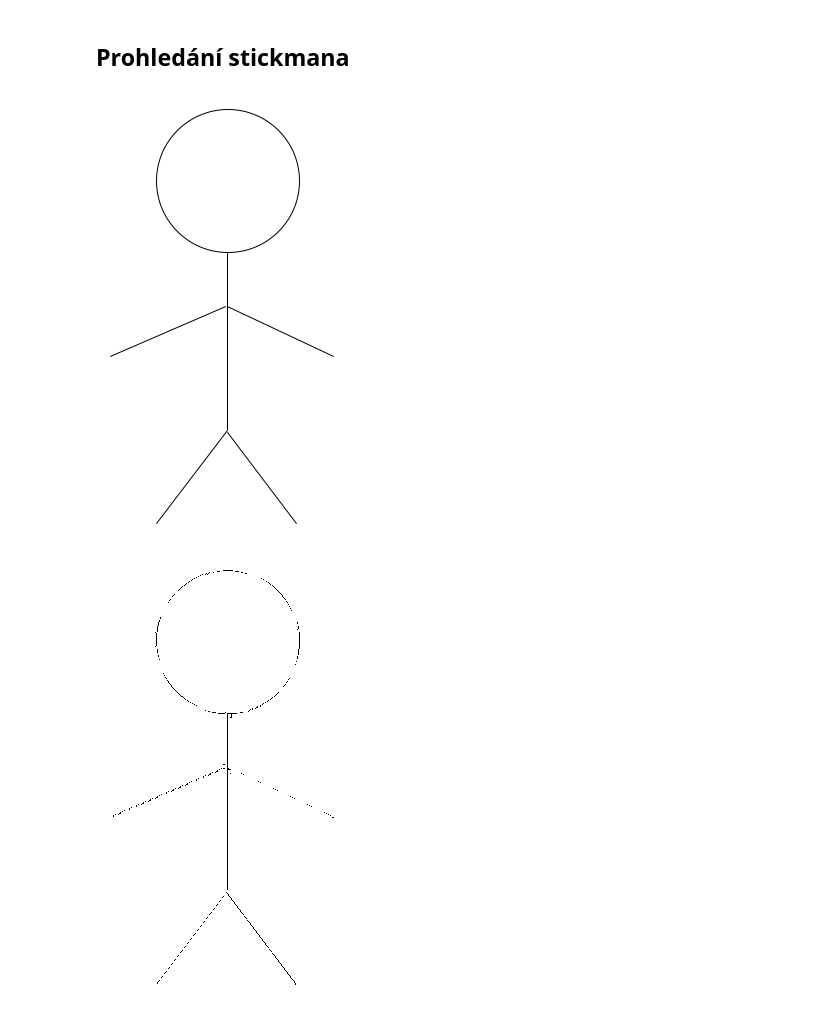
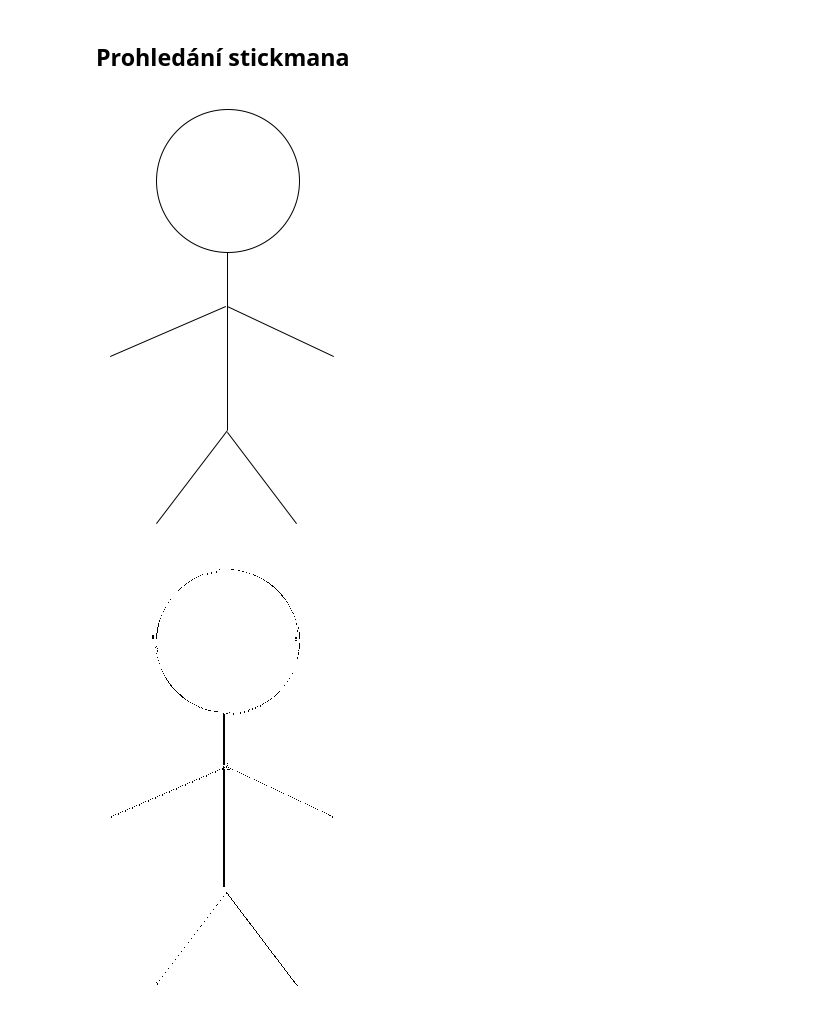
Before and after one commit to dhs-mag/Seminar-vypocetni-inteligence, a Jupyter notebook: Main.ipynb, the cells around one changed output. Saved outputs shown, nothing was run; the diff lists cells and outputs as text; code cells hidden in the pictures.

```diff
--- a/Main.ipynb
+++ b/Main.ipynb
@@ -333,6 +333,16 @@ def get_image_window(column_param, height_param, size):
         c += 1
 
     return np.array(result)
+
+def make_transparent (datas):
+    newData = []
+    for item in datas:
+        if item[0] == 255 and item[1] == 255 and item[2] == 255:
+            newData.append((255, 255, 255, 0))
+        else:
+            newData.append(item)
+
+    return newData
 
 SCAN_WINDOW = 5
 
@@ -345,32 +355,34 @@ preview_scan_window = Image.new('RGB', (SCAN_WINDOW, SCAN_WINDOW), (0, 255, 0))
 for row in range(0, (HEIGHT-(SCAN_WINDOW-1)), 1):
     for column in range(0, (WIDTH-(SCAN_WINDOW-1)), 1):
         #get image
         img = get_image_window(column, row, SCAN_WINDOW)
         img2 = np.round(np.concatenate(img))
         img2 = normalize(img2, 0, 255)
 
         #get net result
         net_result = net.recall(img2)
         net_max = max(net_result)
         result = [i for i, j in enumerate(net_result) if j == net_max]
 
 #         preview_image.paste(preview_scan_window, (column, row))
         if len(result) > 0:
 
             if(result[0] != 0 ):
 #                 clear_output()
-                result_img.paste(Image.open("./imgs/"+str(result[0])+".png"), (column, row))
+                temp_result_img = Image.open("./imgs/"+str(result[0])+".png")
+                temp_result_img.putdata(make_transparent(temp_result_img.getdata()))
+                result_img.paste(temp_result_img, (column, row))
 #                 display(img)
 #                 display(preview_image)
 #                 display(result_img)
 #             time.sleep(0.1)
 
 
 
 #Display result
 clear_output()
 display(JupyterImage(filename=IMG_URL))
 display(result_img)
 # %% [output]
 [figure]
-[figure, old version]
+[figure, new version]
```
Also changed, not shown: parts of 1 cell of this notebook, 1 other file.
